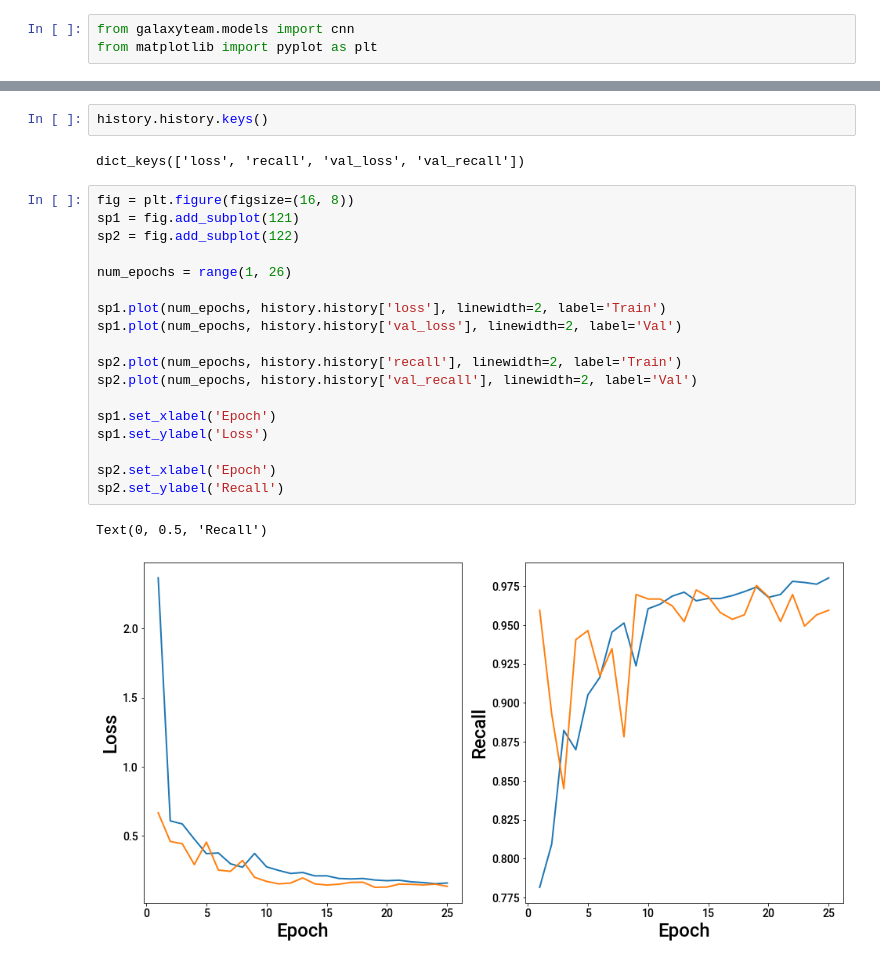
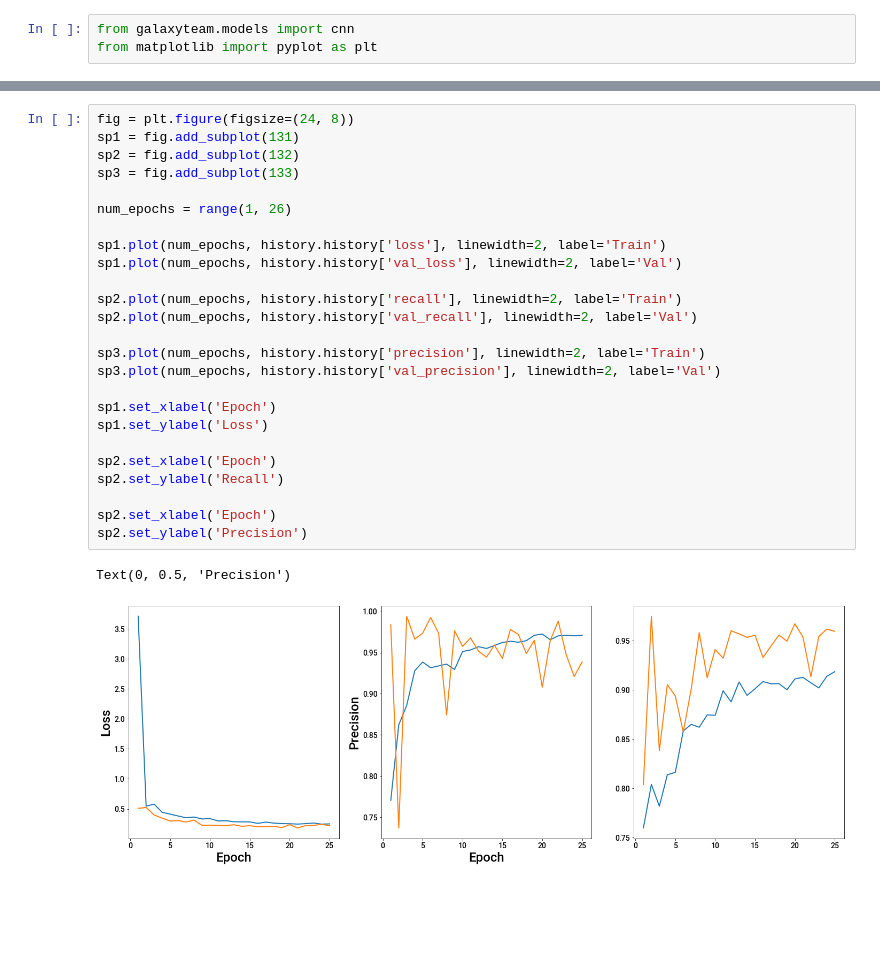
Before and after one commit to adam-broussard/Chandra, a Jupyter notebook: notebooks/3_CNN_from_scratch.ipynb, the cells around one changed output, grey strips where cells are left out. Saved outputs shown, nothing was run; the diff lists cells and outputs as text; blank space fills up the shorter version.

```diff
--- a/notebooks/3_CNN_from_scratch.ipynb
+++ b/notebooks/3_CNN_from_scratch.ipynb
@@ -30,25 +30,28 @@ Epoch 25/25
-# %%
-history.history.keys()
-# %% [output]
-dict_keys(['loss', 'recall', 'val_loss', 'val_recall'])
 # %%
-fig = plt.figure(figsize=(16, 8))
-sp1 = fig.add_subplot(121)
-sp2 = fig.add_subplot(122)
+fig = plt.figure(figsize=(24, 8))
+sp1 = fig.add_subplot(131)
+sp2 = fig.add_subplot(132)
+sp3 = fig.add_subplot(133)
 
 num_epochs = range(1, 26)
 
 sp1.plot(num_epochs, history.history['loss'], linewidth=2, label='Train')
 sp1.plot(num_epochs, history.history['val_loss'], linewidth=2, label='Val')
 
 sp2.plot(num_epochs, history.history['recall'], linewidth=2, label='Train')
 sp2.plot(num_epochs, history.history['val_recall'], linewidth=2, label='Val')
 
+sp3.plot(num_epochs, history.history['precision'], linewidth=2, label='Train')
+sp3.plot(num_epochs, history.history['val_precision'], linewidth=2, label='Val')
+
 sp1.set_xlabel('Epoch')
 sp1.set_ylabel('Loss')
 
 sp2.set_xlabel('Epoch')
 sp2.set_ylabel('Recall')
+
+sp2.set_xlabel('Epoch')
+sp2.set_ylabel('Precision')
 # %% [output]
-Text(0, 0.5, 'Recall')
+Text(0, 0.5, 'Precision')
-[figure, old version]
+[figure, new version]
```
Also changed, not shown: parts of 1 cell of this notebook.
